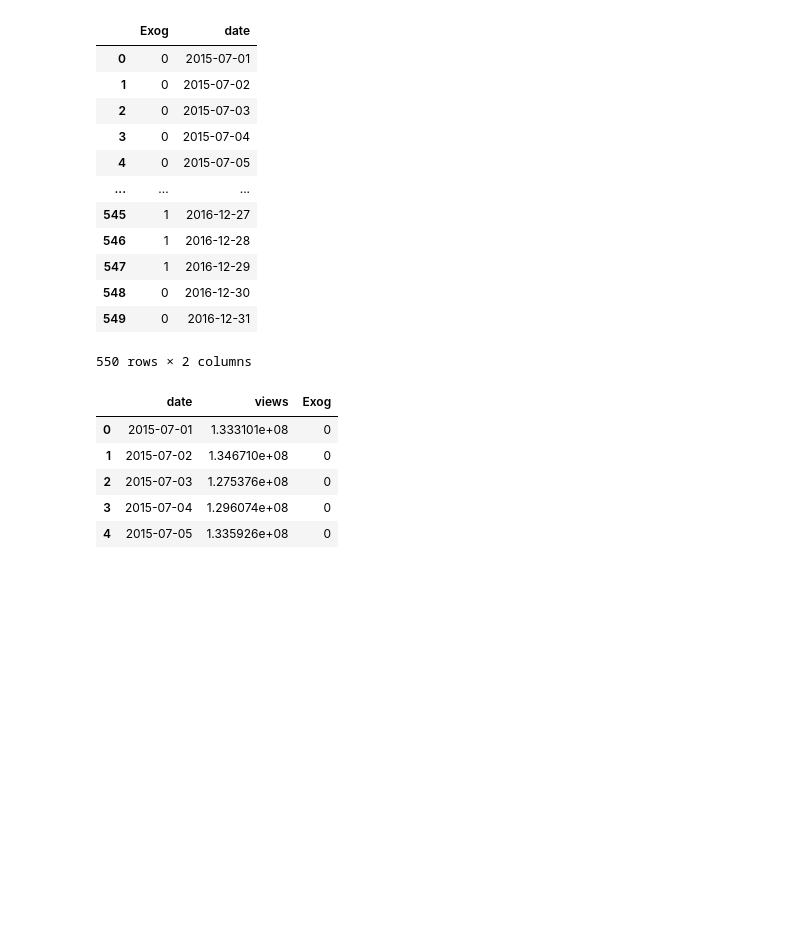
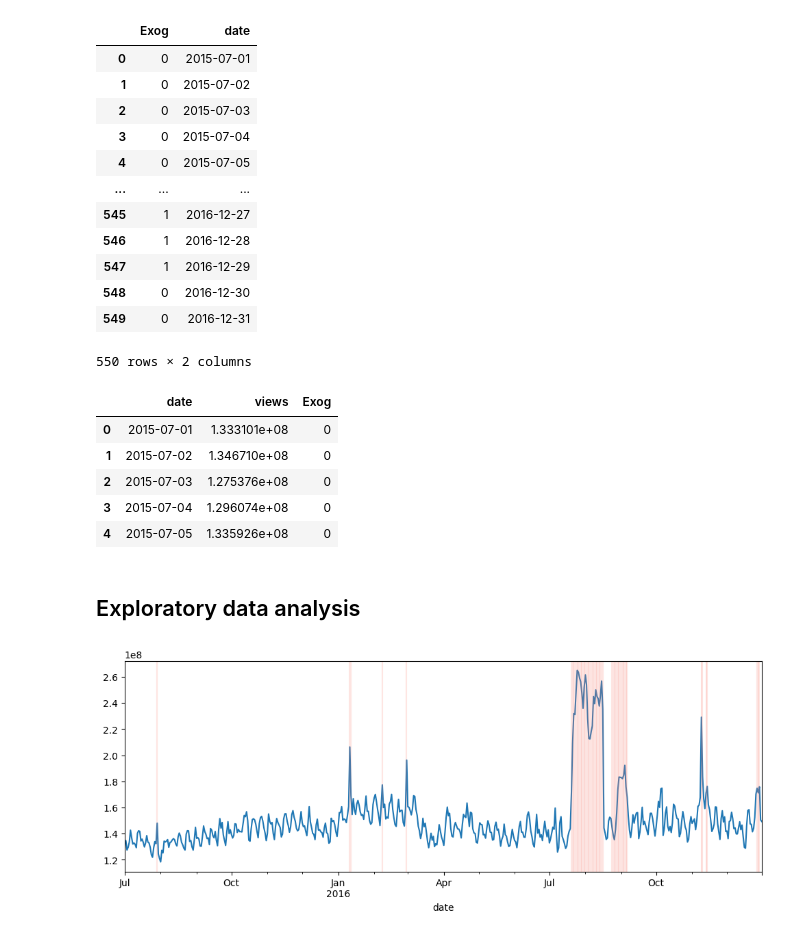
Before and after one commit to psykick-21/time-series-analysis, a Jupyter notebook: notebook.ipynb, the cells around one changed output. Cells and saved outputs as stored; diff of their text form; code cells hidden in the pictures; blank space fills up the shorter version.

```diff
--- a/notebook.ipynb
+++ b/notebook.ipynb
@@ -204,3 +213,14 @@ model_data.head()
 | 4 | 2015-07-05 | 1.335926e+08 | 0 |
 # %%
 model_data.to_csv("data/model_data.csv", index=False)
+# %% [markdown]
+## Exploratory data analysis
+# %%
+model_data = model_data.set_index(keys='date')
+# %%
+model_data.views.plot(figsize=(12,4))
+for i,j in zip(model_data.Exog.index, model_data.Exog):
+    if j:
+        plt.axvline(x=i, color='#FA8072', alpha=0.2)
+# %% [output]
+[figure, added]
```
Also changed, not shown: parts of 23 cells of this notebook, 1 other file.
